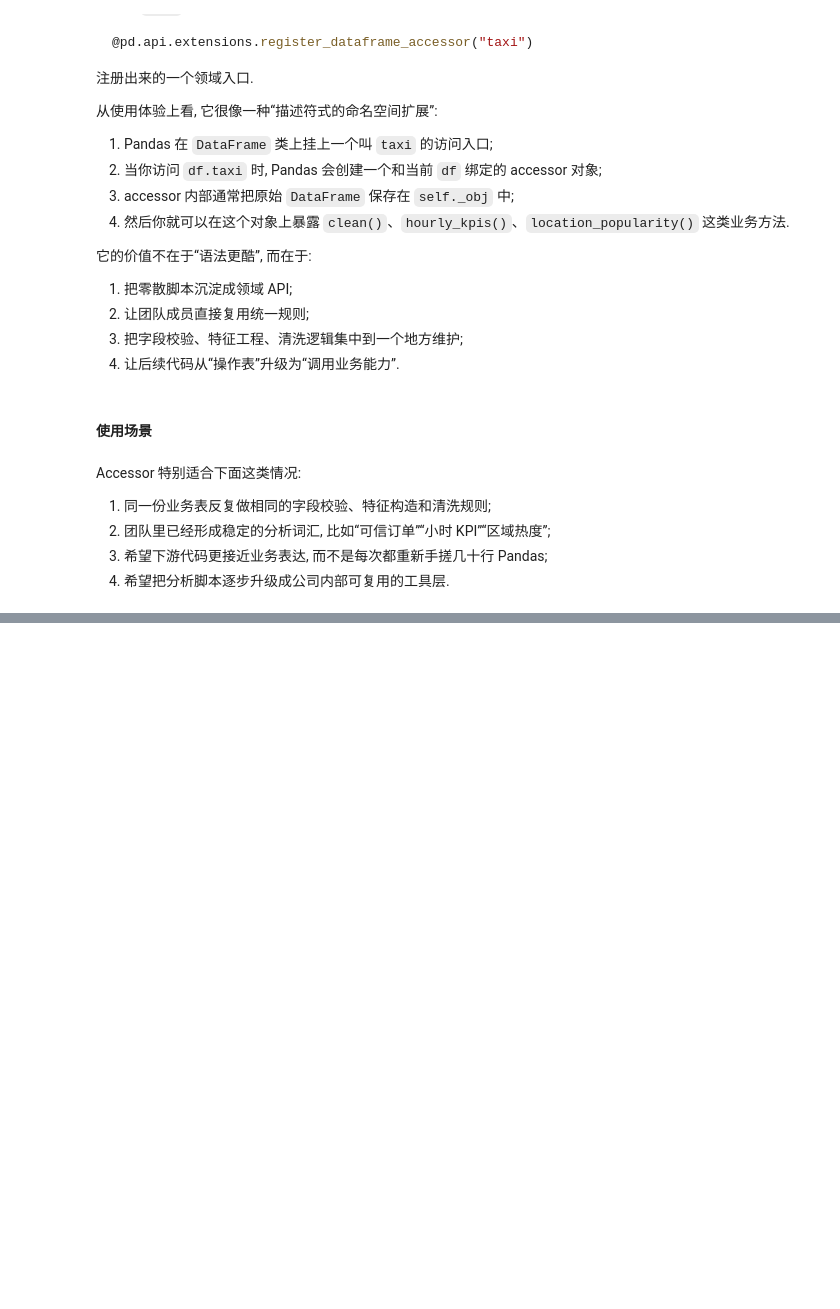
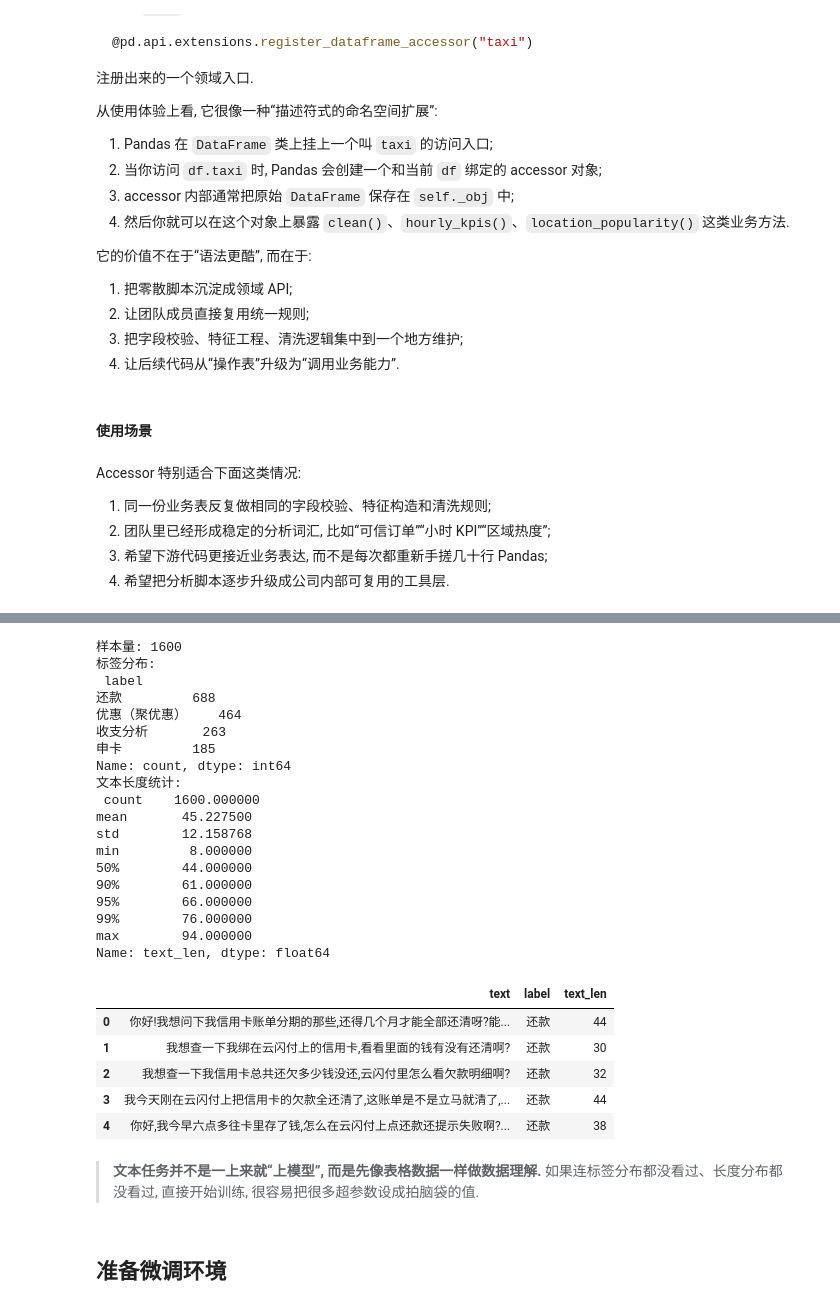
Before and after one commit to WindyDay7/python_demo, a Jupyter notebook: jupyter_notebooks/讲义.ipynb, the cells around one changed output, grey strips where cells are left out. Drawn from its saved outputs; the diff is of its cells as text; code cells hidden in the pictures; blank space fills up the shorter version.

```diff
--- a/jupyter_notebooks/讲义.ipynb
+++ b/jupyter_notebooks/讲义.ipynb
@@ -2633,0 +2478,71 @@ plot_benchmark(perf_result, "Comprehensive Performance Comparison (Loop vs Apply
+# %%
+import json
+import re
+import unicodedata
+from pathlib import Path
+
+import pandas as pd
+
+INTENT_PATH = Path("../data/意图识别/train.jsonl")
+
+
+def normalize_text(text: str) -> str:
+    """
+    对中文客服语料做一个最小化清洗:
+    1. 统一全角/半角字符;
+    2. 去掉多余空白;
+    3. 保留原始语义, 不做过度规则化.
+    """
+    text = unicodedata.normalize("NFKC", text)
+    text = re.sub(r"\s+", "", text)
+    return text.strip()
+
+
+records = []
+with INTENT_PATH.open("r", encoding="utf-8") as f:
+    for line in f:
+        obj = json.loads(line)
+        records.append(
+            {
+                "text": normalize_text(obj["input"]),
+                "label": obj["output"],
+            }
+        )
+
+intent_df = pd.DataFrame(records)
+intent_df["text_len"] = intent_df["text"].str.len()
+
+print("样本量:", len(intent_df))
+print("标签分布:\n", intent_df["label"].value_counts())
+print("文本长度统计:\n", intent_df["text_len"].describe(percentiles=[0.5, 0.9, 0.95, 0.99]))
+display(intent_df.head())
+# %% [output]
+样本量: 1600
+标签分布:
+ label
+还款         688
+优惠（聚优惠）    464
+收支分析       263
+申卡         185
+Name: count, dtype: int64
+文本长度统计:
+ count    1600.000000
+mean       45.227500
+std        12.158768
+min         8.000000
+50%        44.000000
+90%        61.000000
+95%        66.000000
+99%        76.000000
+max        94.000000
+Name: text_len, dtype: float64
+|  | text | label | text_len |
+| 0 | 你好!我想问下我信用卡账单分期的那些,还得几个月才能全部还清呀?能... | 还款 | 44 |
+| 1 | 我想查一下我绑在云闪付上的信用卡,看看里面的钱有没有还清啊? | 还款 | 30 |
+| 2 | 我想查一下我信用卡总共还欠多少钱没还,云闪付里怎么看欠款明细啊? | 还款 | 32 |
+| 3 | 我今天刚在云闪付上把信用卡的欠款全还清了,这账单是不是立马就清了,... | 还款 | 44 |
+| 4 | 你好,我今早六点多往卡里存了钱,怎么在云闪付上点还款还提示失败啊?... | 还款 | 38 |
+# %% [markdown]
+> **文本任务并不是一上来就“上模型”, 而是先像表格数据一样做数据理解.** 如果连标签分布都没看过、长度分布都没看过, 直接开始训练, 很容易把很多超参数设成拍脑袋的值.
+# %% [markdown]
+## 准备微调环境
```
Also changed, not shown: parts of 85 cells of this notebook, 19 other files.
